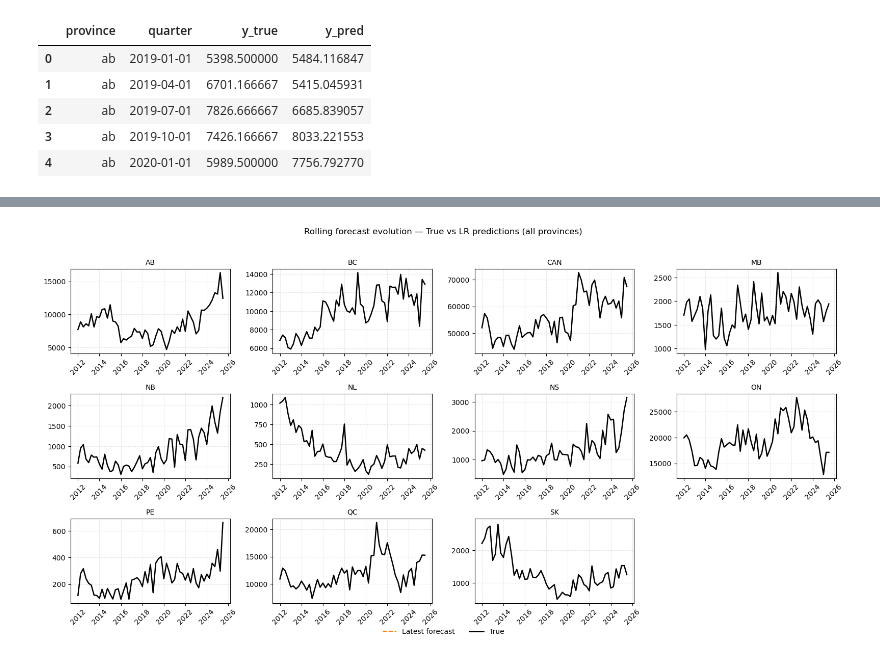
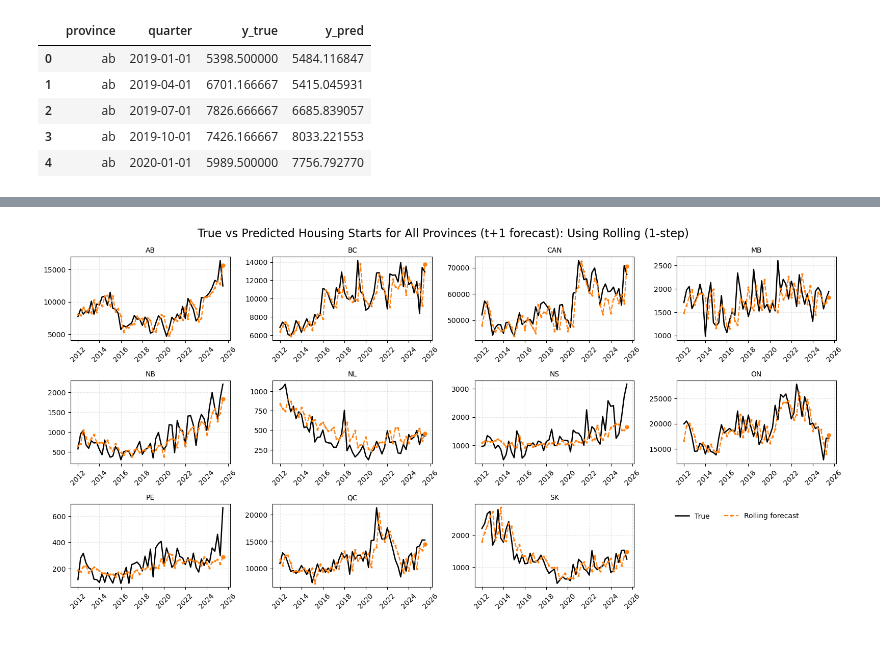
Before and after one commit to Erdos-Projects/fall-2025-forecasting-housing-supply-demand, a Jupyter notebook: modeling_next_q_forecast.ipynb, the cells around one changed output, grey strips where cells are left out. Drawn from its saved outputs; the diff is of its cells as text; code cells hidden in the pictures.

```diff
--- a/modeling_next_q_forecast.ipynb
+++ b/modeling_next_q_forecast.ipynb
@@ -266,9 +269,9 @@ y_train = train["dwelling_starts"]
 y_true  = test["dwelling_starts"]
 # %%
 MODEL_REGISTRY = {
-    "lr": lambda **kw: LinearRegression(**kw),
+    "lr": lambda **kw: make_pipeline(StandardScaler(), LinearRegression(**kw)),
     "rf": lambda **kw: RandomForestRegressor(n_estimators=200, random_state=42, n_jobs=-1, **kw),
-    "ridge": lambda **kw: Ridge(alpha=1.0, **kw),
+    "ridge": lambda **kw: make_pipeline(StandardScaler(), Ridge(alpha=1.0, **kw)),
     "xgb": lambda **kw: XGBRegressor(n_estimators=300, learning_rate=0.05, random_state=42, **kw),
 }
 
@@ -297,7 +300,7 @@ def run_model(name, train, test, features, target="dwelling_starts", per_provinc
         import pandas as pd
         return pd.DataFrame(rows).set_index("province")
 # %%
-models = ['lr', 'rf', 'ridge', 'xgb']
+models = ['lr', 'rf', 'ridge', 'xgb',]
 # %%
 rows = []
 for prov, gtr in train.groupby("province"):
@@ -624,55 +623,43 @@ preds_rolling_all_folds
 # %%
-import pandas as pd, numpy as np, matplotlib.pyplot as plt, math
-
-# --- use your rolling predictions (LR only) ---
+# Use your rolling dataframe
 df = preds_rolling_all_folds.copy()
 df["quarter"] = pd.to_datetime(df["quarter"])
-df = df.sort_values(["province","cutoff","quarter"])
-
-# recency shading for forecasts
-cuts = np.sort(df["cutoff"].unique())
-cut_rank = {c:i for i,c in enumerate(cuts)}  # 0=oldest
-df["cut_rank"] = df["cutoff"].map(cut_rank)
+df = df.sort_values(["province","quarter"])
 
 provs = sorted(df["province"].unique())
-cols = 4
-rows = math.ceil(len(provs)/cols)
+cols, rows = 4, math.ceil(len(provs)/4)
 fig, axes = plt.subplots(rows, cols, figsize=(4*cols, 2.6*rows), sharex=False, sharey=False)
 axes = axes.ravel()
 
 for i, prov in enumerate(provs):
     ax = axes[i]
     g = df[df["province"] == prov]
 
-    # plot every cutoff’s forecast (older lighter)
-    for c, gc in g.groupby("cutoff"):
-        r = cut_rank[c]
-        alpha = 0.25 + 0.60 * (r / (len(cuts)-1 if len(cuts) > 1 else 1))
-        ax.plot(gc["quarter"], gc["y_pred"], "--", linewidth=1.1, color="tab:orange", alpha=alpha)
+    # True series
+    truth = g.drop_duplicates("quarter")[["quarter","y_true"]]
+    ax.plot(truth["quarter"], truth["y_true"], color="black", lw=1.8, label="True")
 
-    # latest forecast highlighted
-    latest_cut = g["cutoff"].max()
-    gl = g[g["cutoff"] == latest_cut].sort_values("quarter")
-    ax.plot(gl["quarter"], gl["y_pred"], "--", linewidth=1.6, color="tab:orange", label="Latest forecast")
+    # Rolling 1-step forecasts connected over time
+    ax.plot(g["quarter"], g["y_pred"], "--", marker="o", ms=2,
+            color="tab:orange", lw=1.6, label="Rolling forecast")
 
-    # true series (once)
-    truth = g.drop_duplicates("quarter")[["quarter","y_true"]].sort_values("quarter")
-    ax.plot(truth["quarter"], truth["y_true"], color="black", linewidth=1.8, label="True")
+    # Emphasize latest forecast point
+    ax.plot(g["quarter"].iloc[-1], g["y_pred"].iloc[-1], "o", color="tab:orange", ms=5)
 
     ax.set_title(prov.upper(), fontsize=10)
     ax.tick_params(axis="x", labelrotation=45)
-    ax.grid(True, linestyle="--", alpha=0.3)
+    ax.grid(True, ls="--", alpha=0.3)
 
-# hide unused subplots
+# Hide any unused subplots
 for j in range(i+1, rows*cols):
     fig.delaxes(axes[j])
 
-# single legend
+# One shared legend
 handles, labels = axes[0].get_legend_handles_labels()
-fig.legend(handles[:2], labels[:2], loc="lower center", ncol=2, frameon=False, bbox_to_anchor=(0.5, -0.02))
+fig.legend(handles[:2], labels[:2], loc="lower center", ncol=2, frameon=False, bbox_to_anchor=(0.86, .23))
 
-fig.suptitle("Rolling forecast evolution — True vs LR predictions (all provinces)", y=1.02, fontsize=12)
+fig.suptitle("True vs Predicted Housing Starts for All Provinces (t+1 forecast): Using Rolling (1-step)", y=.98, fontsize=16)
 plt.tight_layout()
 plt.show()
 # %% [output]
-[figure, old version]
+[figure, new version]
```
Also changed, not shown: parts of 16 cells of this notebook, 1 other file.
